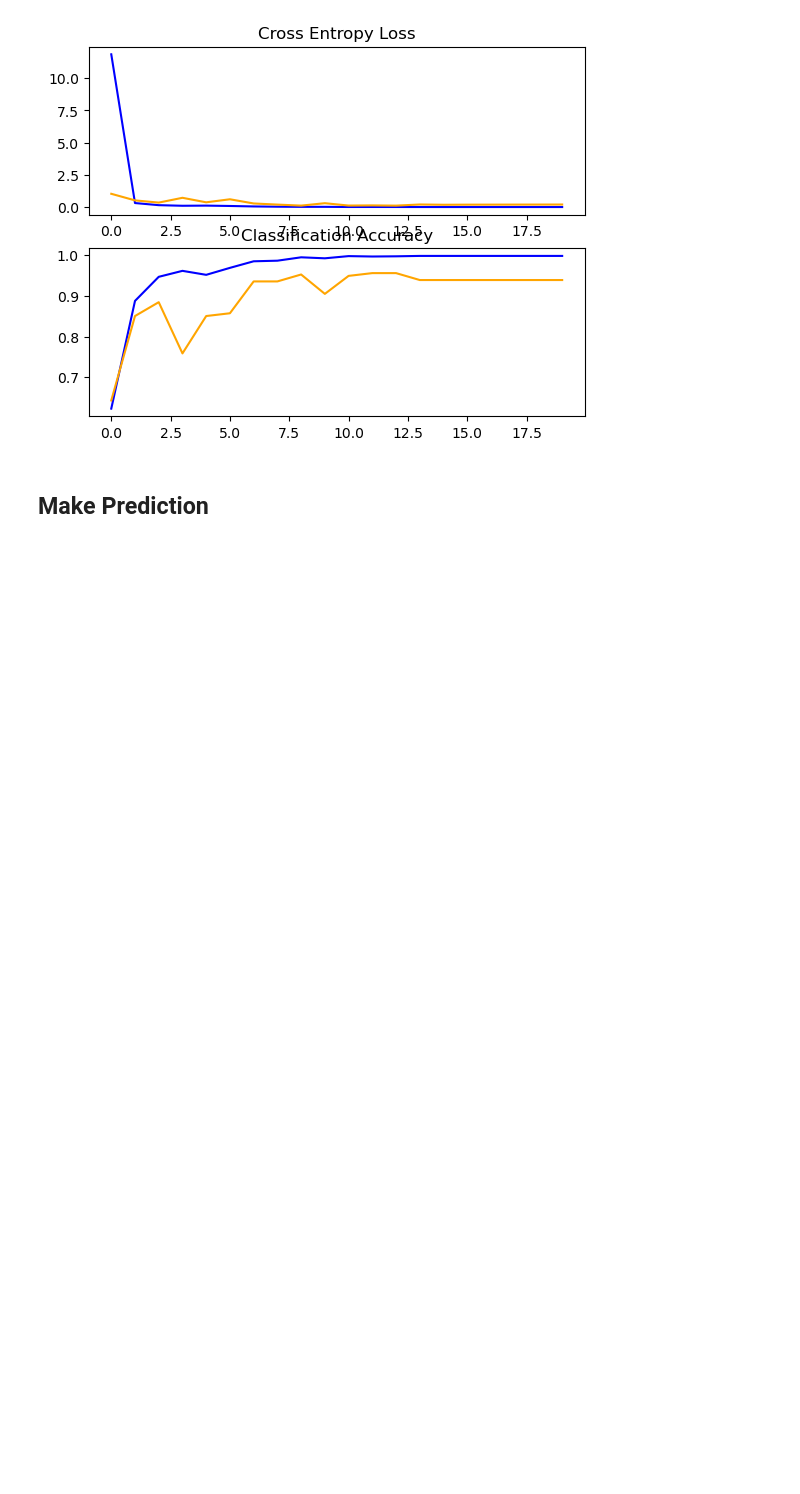
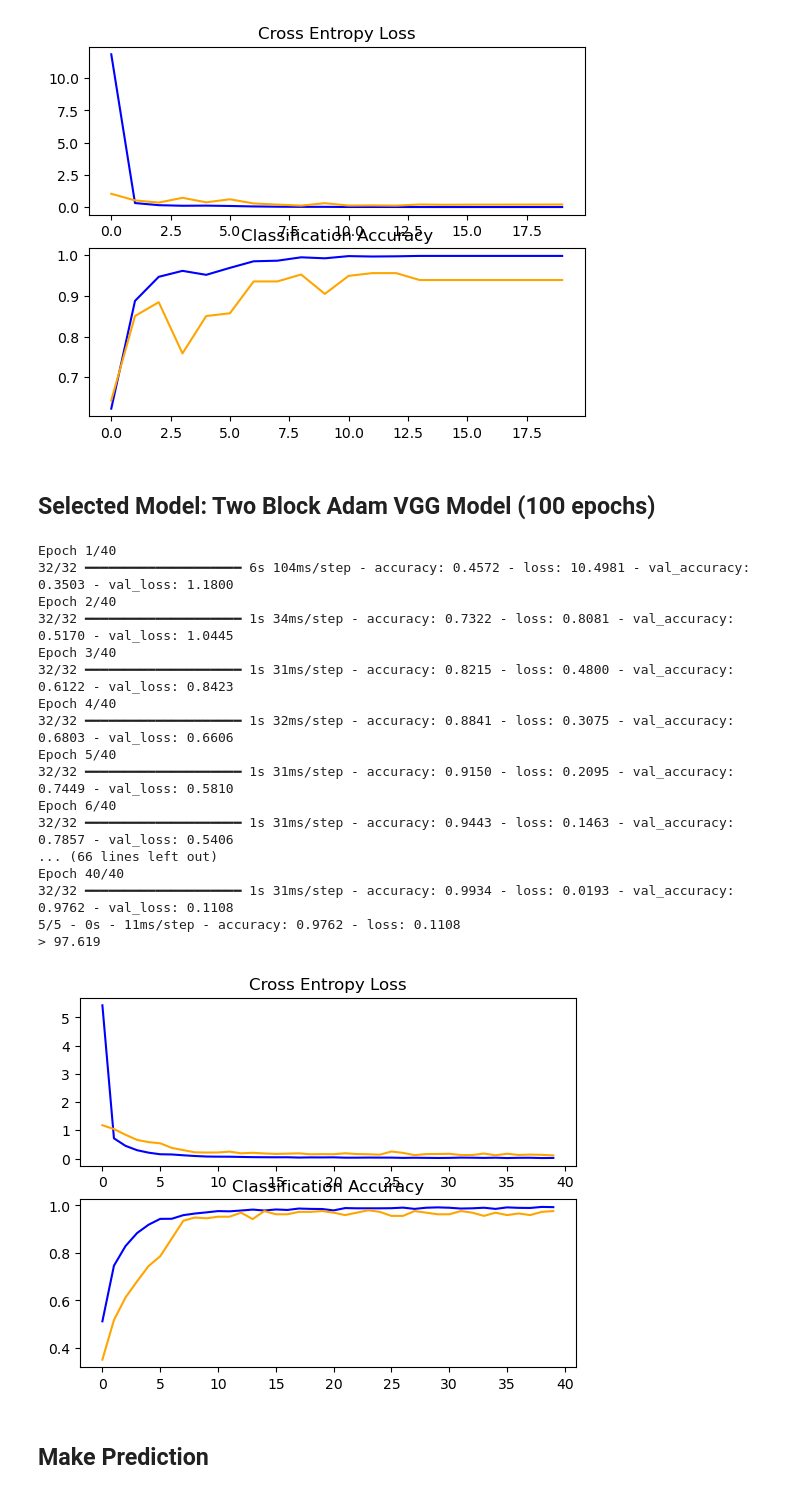
Before and after one commit to isaacbraun/data-analytics, a Jupyter notebook: final/final.ipynb, the cells around one changed output. Cells and saved outputs as stored; diff of their text form; code cells hidden in the pictures; blank space fills up the shorter version.

Commit message:
good results, save model and predict on subset of training

```diff
--- a/final/final.ipynb
+++ b/final/final.ipynb
@@ -568,5 +576,51 @@ Epoch 20/20
 5/5 - 0s - 92ms/step - accuracy: 0.9388 - loss: 0.1974
 > 93.878
 [figure]
+# %% [markdown]
+## Selected Model: Two Block Adam VGG Model (100 epochs)
+# %%
+def final_model():
+    model = Sequential([
+        Rescaling(1./255),
+
+    	Conv2D(32, (3, 3), activation='relu', kernel_initializer='he_uniform', padding='same'),
+        MaxPooling2D((2, 2)),
+        Dropout(0.2),
+
+    	Conv2D(64, (3, 3), activation='relu', kernel_initializer='he_uniform', padding='same'),
+        MaxPooling2D((2, 2)),
+        Dropout(0.2),
+
+        Flatten(),
+        Dense(128, activation='relu'),
+        Dropout(0.5),
+        Dense(num_classes, activation=dense_activation)
+    ])
+
+    opt = Adam(learning_rate=0.001)
+    model.compile(optimizer=opt, loss=SparseCategoricalCrossentropy(), metrics=['accuracy'])
+
+    return model
+
+final_model_res = test_harness(final_model(), 40)
+# %% [output]
+Epoch 1/40
+32/32 ━━━━━━━━━━━━━━━━━━━━ 6s 104ms/step - accuracy: 0.4572 - loss: 10.4981 - val_accuracy: 0.3503 - val_loss: 1.1800
+Epoch 2/40
+32/32 ━━━━━━━━━━━━━━━━━━━━ 1s 34ms/step - accuracy: 0.7322 - loss: 0.8081 - val_accuracy: 0.5170 - val_loss: 1.0445
+Epoch 3/40
+32/32 ━━━━━━━━━━━━━━━━━━━━ 1s 31ms/step - accuracy: 0.8215 - loss: 0.4800 - val_accuracy: 0.6122 - val_loss: 0.8423
+Epoch 4/40
+32/32 ━━━━━━━━━━━━━━━━━━━━ 1s 32ms/step - accuracy: 0.8841 - loss: 0.3075 - val_accuracy: 0.6803 - val_loss: 0.6606
+Epoch 5/40
+32/32 ━━━━━━━━━━━━━━━━━━━━ 1s 31ms/step - accuracy: 0.9150 - loss: 0.2095 - val_accuracy: 0.7449 - val_loss: 0.5810
+Epoch 6/40
+32/32 ━━━━━━━━━━━━━━━━━━━━ 1s 31ms/step - accuracy: 0.9443 - loss: 0.1463 - val_accuracy: 0.7857 - val_loss: 0.5406
+... (66 lines left out)
+Epoch 40/40
+32/32 ━━━━━━━━━━━━━━━━━━━━ 1s 31ms/step - accuracy: 0.9934 - loss: 0.0193 - val_accuracy: 0.9762 - val_loss: 0.1108
+5/5 - 0s - 11ms/step - accuracy: 0.9762 - loss: 0.1108
+> 97.619
+[figure, added]
 # %% [markdown]
 ## Make Prediction
```
Also changed, not shown: parts of 10 cells of this notebook.
